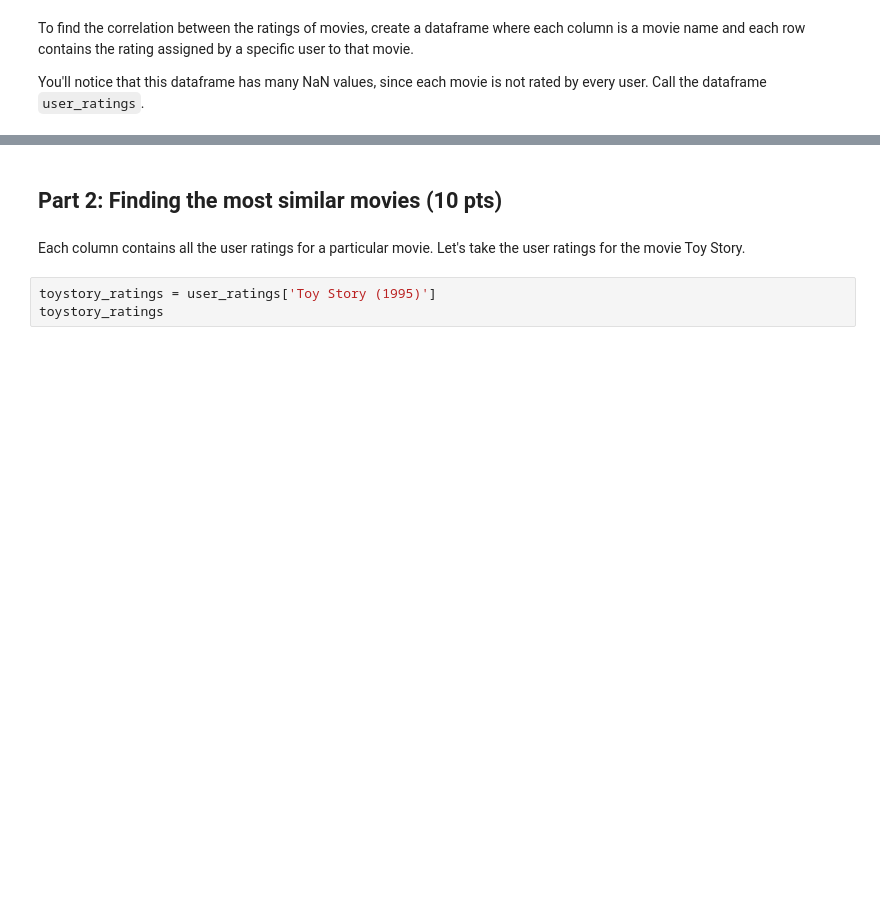
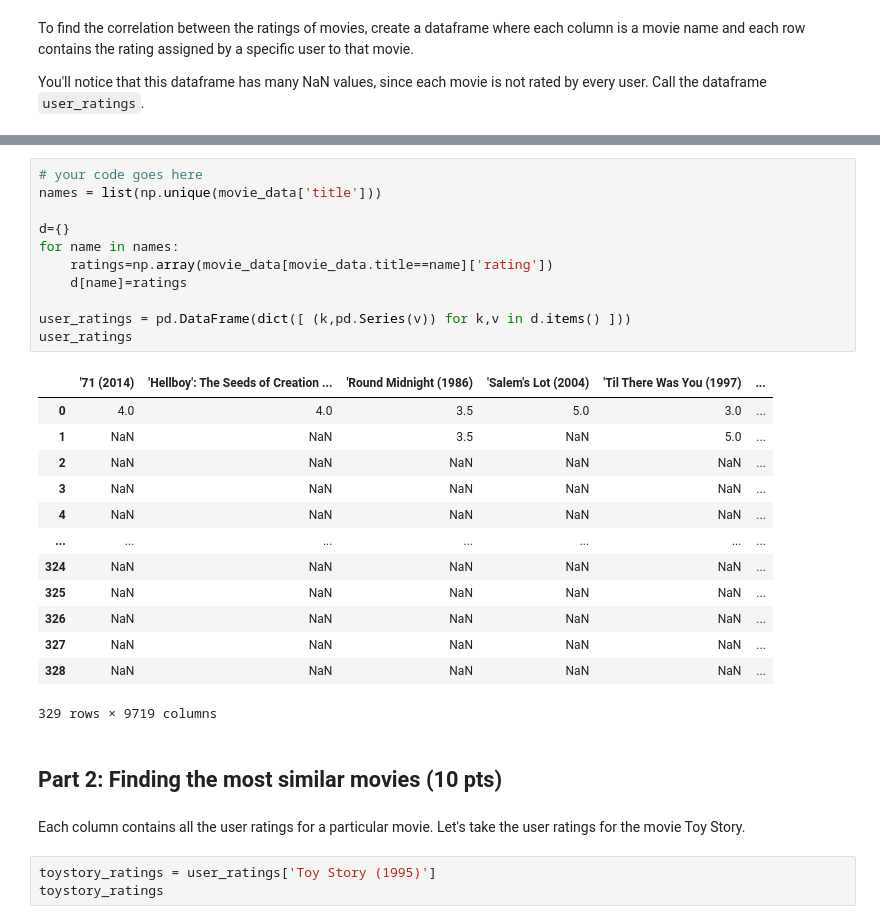
Before and after one commit to hanlululu/02807-Computational-tools-for-Data-Science, a Jupyter notebook: Project1/02807_Project_1.ipynb, the cells around one changed output, grey strips where cells are left out. Cells and saved outputs as stored; diff of their text form; blank space fills up the shorter version.

```diff
--- a/Project1/02807_Project_1.ipynb
+++ b/Project1/02807_Project_1.ipynb
@@ -909,3 +982,28 @@ You'll notice that this dataframe has many NaN values, since each movie is not r
+# %%
+# your code goes here
+names = list(np.unique(movie_data['title']))
+
+d={}
+for name in names:
+    ratings=np.array(movie_data[movie_data.title==name]['rating'])
+    d[name]=ratings
+
+user_ratings = pd.DataFrame(dict([ (k,pd.Series(v)) for k,v in d.items() ]))
+user_ratings
+# %% [output]
+|  | '71 (2014) | 'Hellboy': The Seeds of Creation ... | 'Round Midnight (1986) | 'Salem's Lot (2004) | 'Til There Was You (1997) | ... |
+| 0 | 4.0 | 4.0 | 3.5 | 5.0 | 3.0 | ... |
+| 1 | NaN | NaN | 3.5 | NaN | 5.0 | ... |
+| 2 | NaN | NaN | NaN | NaN | NaN | ... |
+| 3 | NaN | NaN | NaN | NaN | NaN | ... |
+| 4 | NaN | NaN | NaN | NaN | NaN | ... |
+| ... | ... | ... | ... | ... | ... | ... |
+| 324 | NaN | NaN | NaN | NaN | NaN | ... |
+| 325 | NaN | NaN | NaN | NaN | NaN | ... |
+| 326 | NaN | NaN | NaN | NaN | NaN | ... |
+| 327 | NaN | NaN | NaN | NaN | NaN | ... |
+| 328 | NaN | NaN | NaN | NaN | NaN | ... |
+329 rows × 9719 columns
 # %% [markdown]
 ## Part 2: Finding the most similar movies (10 pts)
 # %% [markdown]
```
Also changed, not shown: parts of 19 cells of this notebook.
